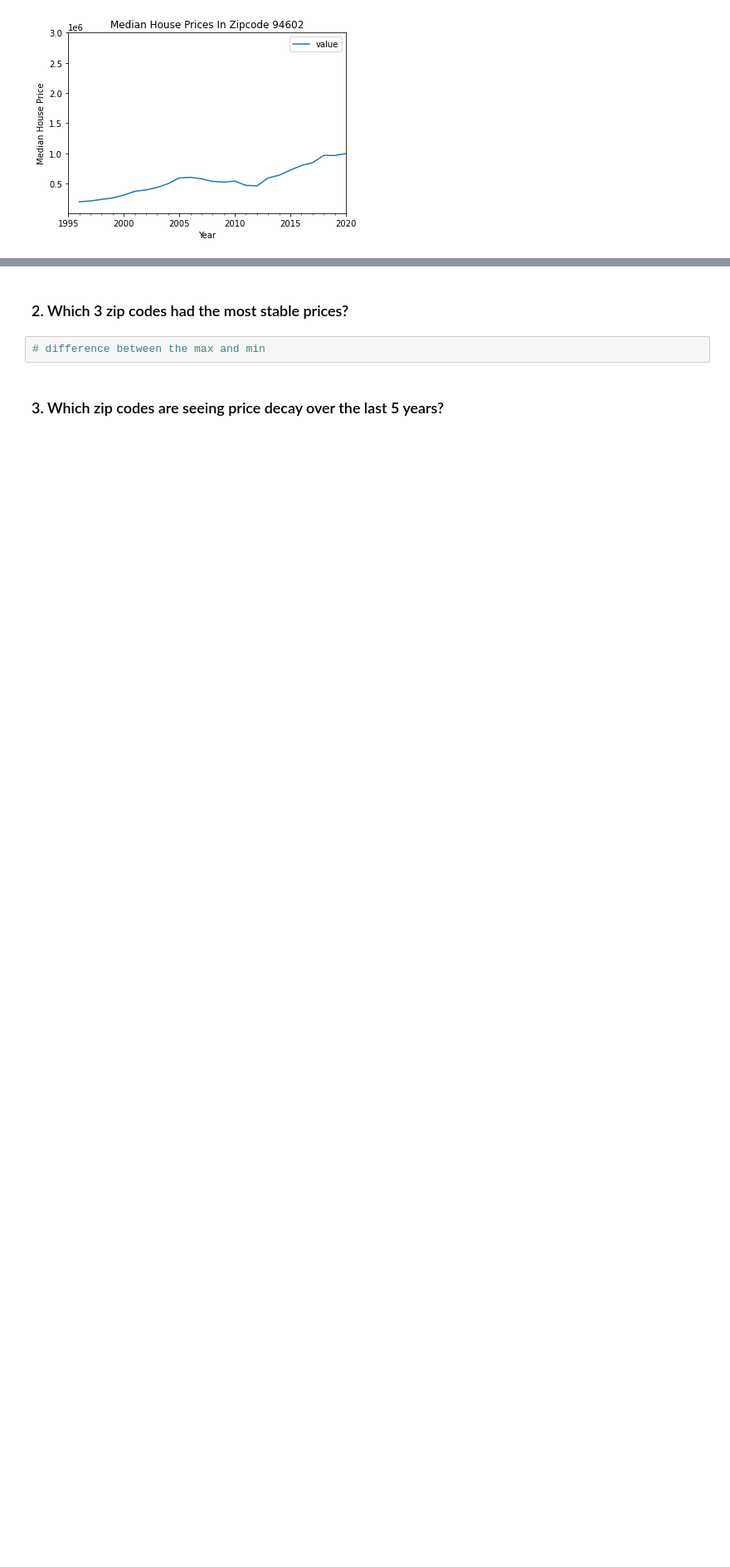
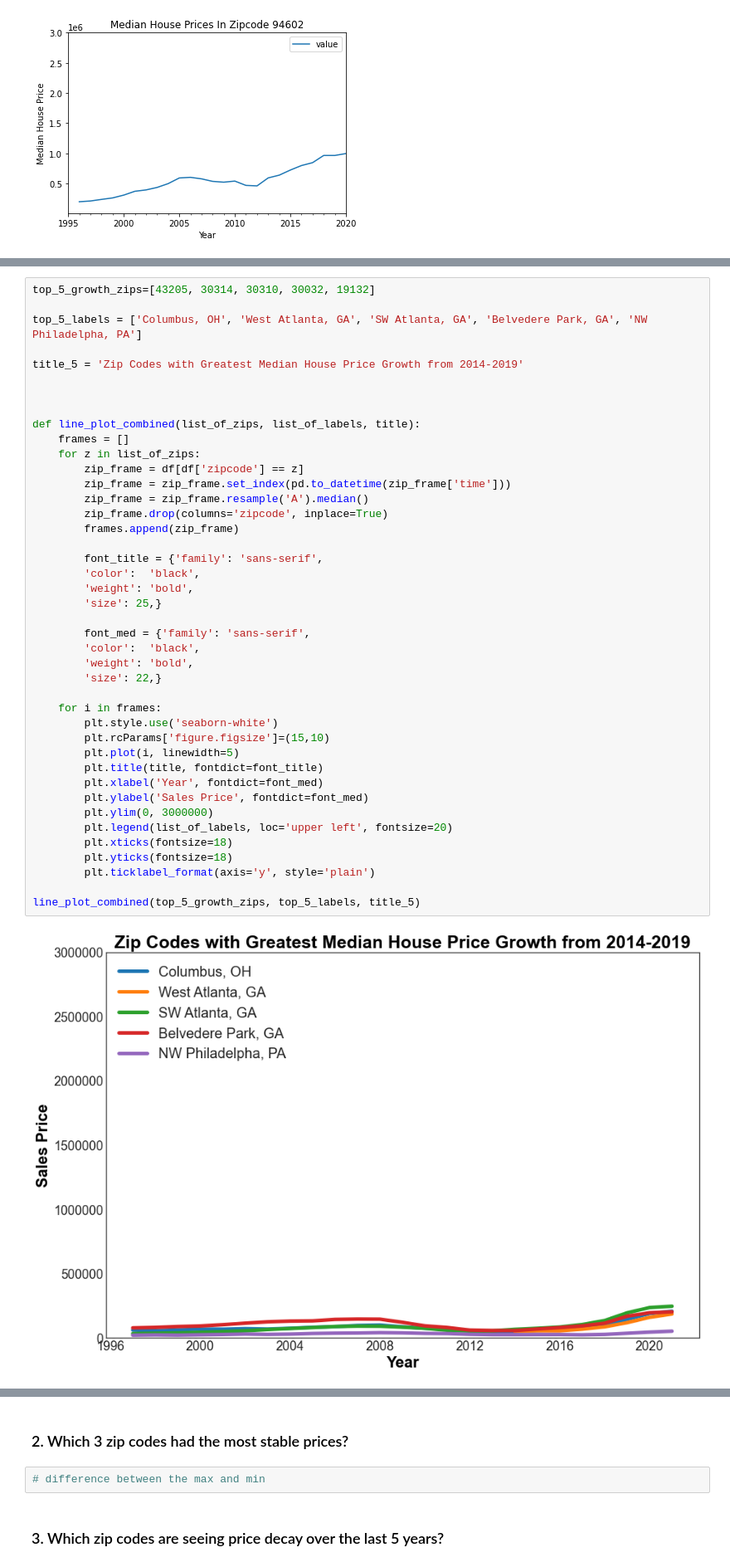
Before and after one commit to jrf6xh/Time-Series-Modeling, a Jupyter notebook: starter_notebook_CM.ipynb, the cells around one changed output, grey strips where cells are left out. Shown at 83% size. Drawn from its saved outputs; the diff is of its cells as text; blank space fills up the shorter version.

```diff
--- a/starter_notebook_CM.ipynb
+++ b/starter_notebook_CM.ipynb
@@ -429,0 +497,44 @@ line_plot(oakland_vicinity_zips)
+# %%
+top_5_growth_zips=[43205, 30314, 30310, 30032, 19132]
+
+top_5_labels = ['Columbus, OH', 'West Atlanta, GA', 'SW Atlanta, GA', 'Belvedere Park, GA', 'NW Philadelpha, PA']
+
+title_5 = 'Zip Codes with Greatest Median House Price Growth from 2014-2019'
+
+
+
+def line_plot_combined(list_of_zips, list_of_labels, title):
+    frames = []
+    for z in list_of_zips:
+        zip_frame = df[df['zipcode'] == z]
+        zip_frame = zip_frame.set_index(pd.to_datetime(zip_frame['time']))
+        zip_frame = zip_frame.resample('A').median()
+        zip_frame.drop(columns='zipcode', inplace=True)
+        frames.append(zip_frame)
+
+        font_title = {'family': 'sans-serif',
+        'color':  'black',
+        'weight': 'bold',
+        'size': 25,}
+
+        font_med = {'family': 'sans-serif',
+        'color':  'black',
+        'weight': 'bold',
+        'size': 22,}
+
+    for i in frames:
+        plt.style.use('seaborn-white')
+        plt.rcParams['figure.figsize']=(15,10)
+        plt.plot(i, linewidth=5)
+        plt.title(title, fontdict=font_title)
+        plt.xlabel('Year', fontdict=font_med)
+        plt.ylabel('Sales Price', fontdict=font_med)
+        plt.ylim(0, 3000000)
+        plt.legend(list_of_labels, loc='upper left', fontsize=20)
+        plt.xticks(fontsize=18)
+        plt.yticks(fontsize=18)
+        plt.ticklabel_format(axis='y', style='plain')
+
+line_plot_combined(top_5_growth_zips, top_5_labels, title_5)
+# %% [output]
+[figure, added]
```
Also changed, not shown: parts of 48 cells of this notebook.
